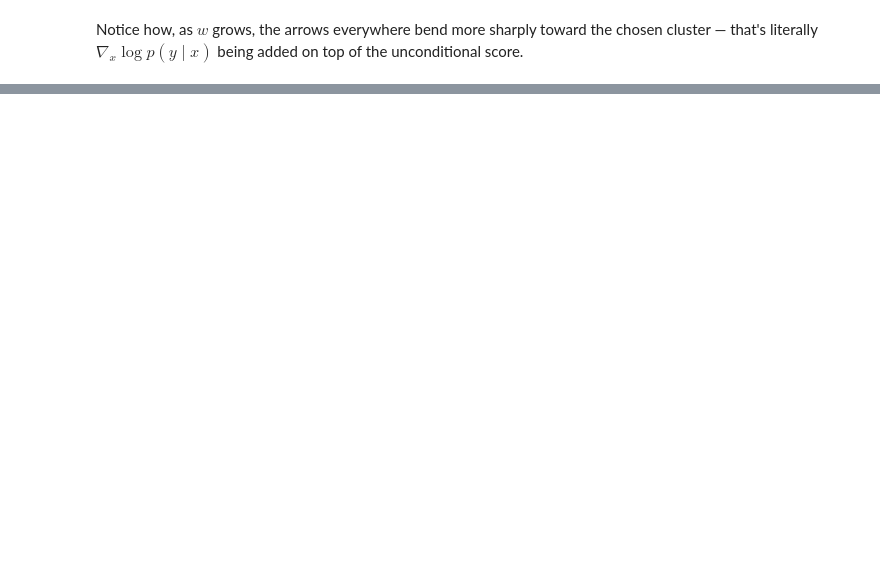
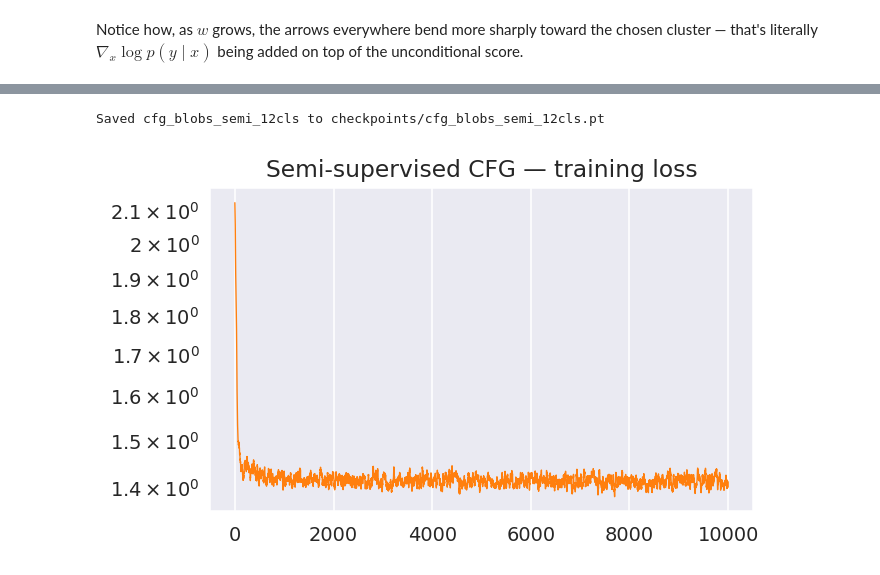
Before and after one commit to etienne87/diffusion_tutorials, a Jupyter notebook: notebooks/cfg.ipynb, the cells around one changed output, grey strips where cells are left out. Saved outputs shown, nothing was run; the diff lists cells and outputs as text; code cells hidden in the pictures; blank space fills up the shorter version.

```diff
--- a/notebooks/cfg.ipynb
+++ b/notebooks/cfg.ipynb
@@ -300,0 +401,45 @@ Notice how, as $w$ grows, the arrows everywhere bend more sharply toward the cho
+# %%
+# ── Semi-supervised CFG: null token = (label absent) OR (random CFG dropout) ─
+pool_x_dev     = pool_x.to(device)
+pool_y_dev     = pool_y.to(device)
+label_mask_dev = label_mask.to(device)
+
+def make_semi_train_step(p_uncond, null_idx):
+    def train_step(x, net, optimizer):
+        idx = torch.randint(0, len(pool_x_dev), (len(x),), device=x.device)
+        x_b = pool_x_dev[idx]
+        y_b = pool_y_dev[idx].clone()
+
+        # Use label only when: label IS present  AND  not randomly dropped
+        has_label   = label_mask_dev[idx]
+        random_drop = torch.rand(len(y_b), device=y_b.device) < p_uncond
+        y_b[~has_label | random_drop] = null_idx   # absent ∨ dropped → null
+
+        t        = torch.rand(len(x_b), 1, device=x_b.device)
+        e        = torch.randn_like(x_b)
+        z        = (1 - t) * x_b + t * e
+        v_target = e - x_b
+        v_pred   = net(z, t, y_b)
+        loss     = F.mse_loss(v_pred, v_target)
+        optimizer.zero_grad(); loss.backward(); optimizer.step()
+        return loss
+    return train_step
+
+semi_model = CondMLP(num_in=2, hidden=64, n_classes=N_CLASSES, time_dim=32, cond_dim=32)
+semi_step  = make_semi_train_step(P_UNCOND, semi_model.null_idx)
+
+semi_losses = load_or_train(
+    semi_model, name="cfg_blobs_semi", train_step=semi_step,
+    data=pool_x, niter=10000, lr=1e-3,
+    ckpt_dir="checkpoints", batch_size=1024,
+    load=True, save=True,
+)
+
+with sns.axes_style("darkgrid"):
+    fig, ax = plt.subplots(figsize=(5, 3), dpi=140)
+    ax.semilogy(semi_losses, lw=0.7, color='tab:orange')
+    ax.set_title('Semi-supervised CFG — training loss')
+    plt.show()
+# %% [output]
+Saved cfg_blobs_semi_12cls to checkpoints/cfg_blobs_semi_12cls.pt
+[figure, added]
```
Also changed, not shown: parts of 8 cells of this notebook, 1 other file.
